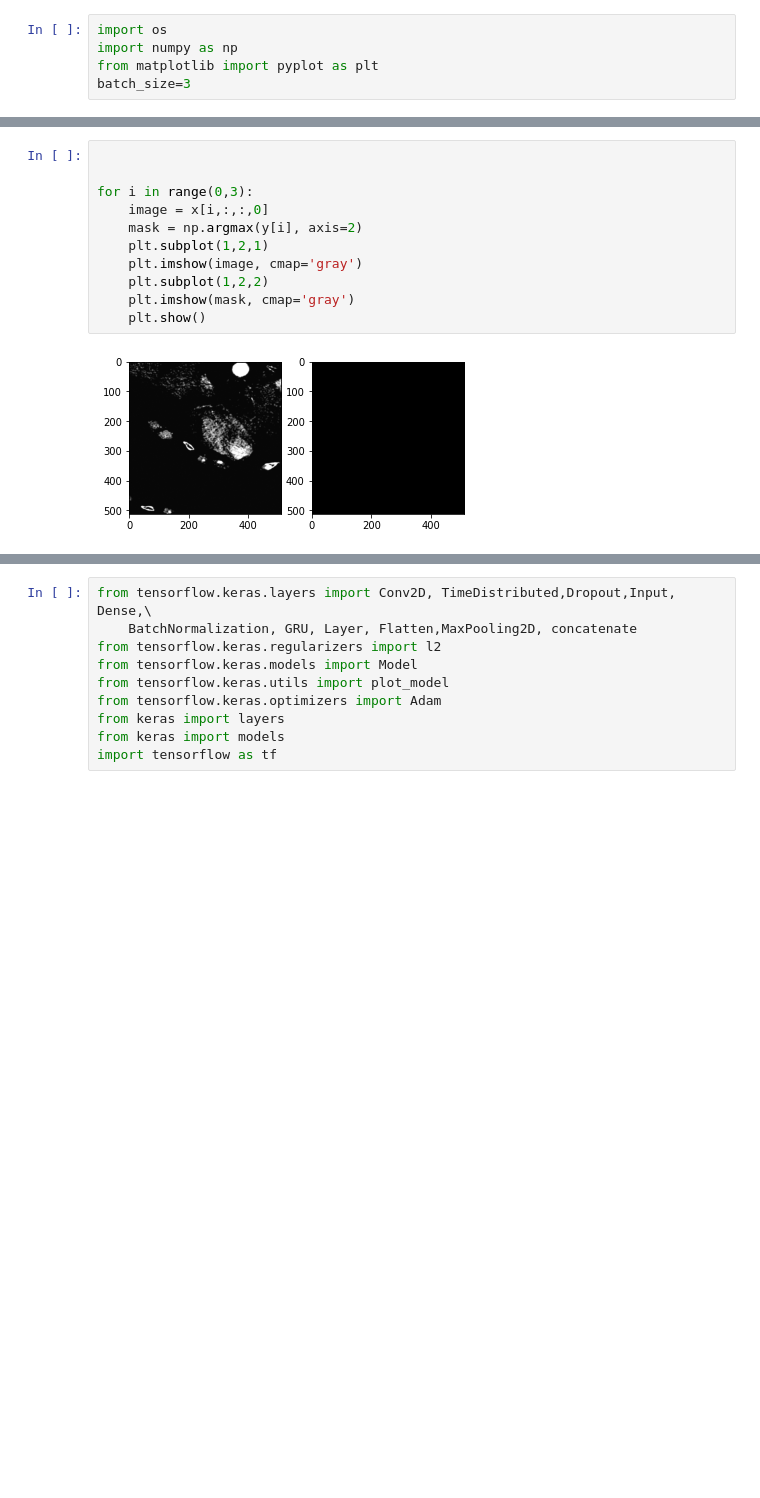
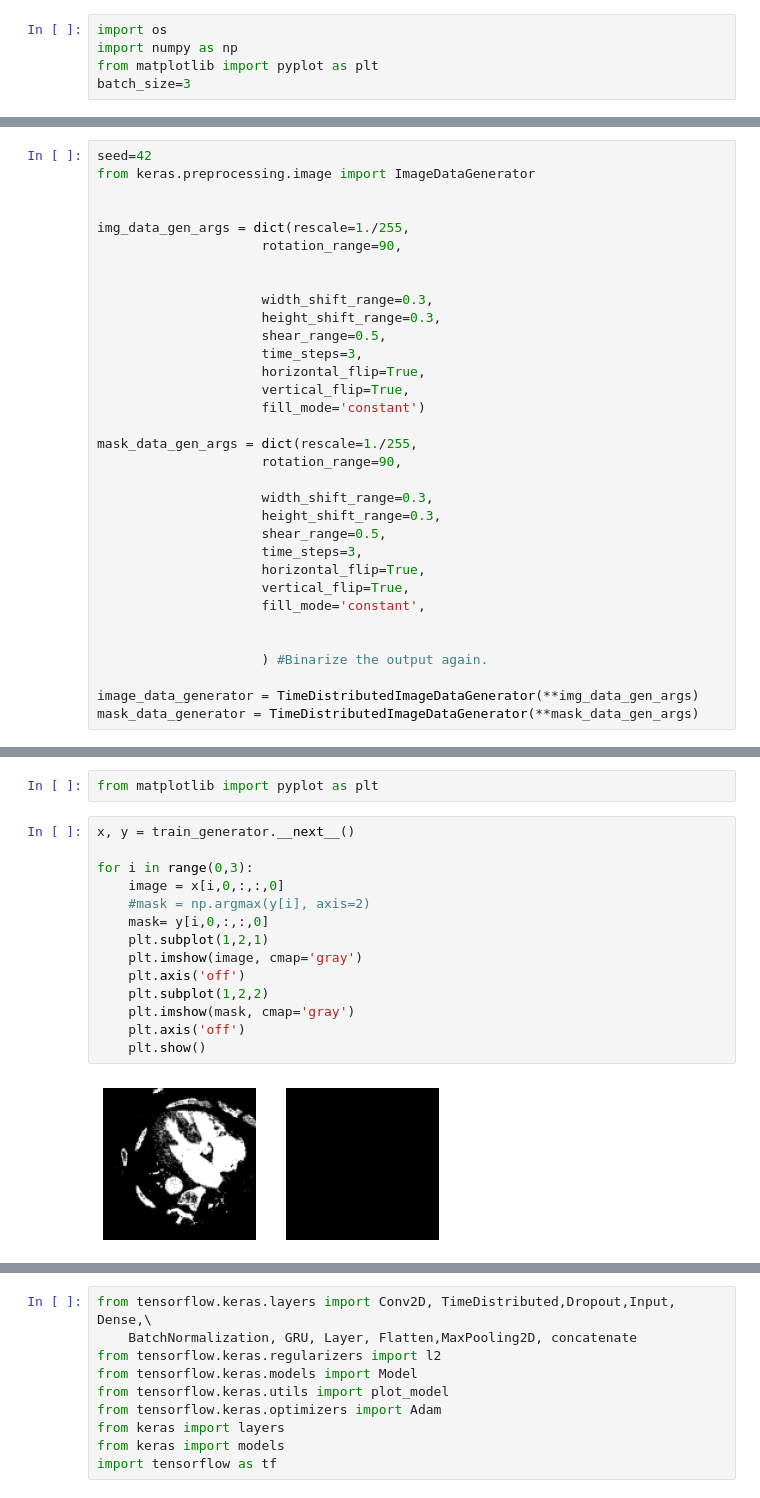
Before and after one commit to Chiaradisanto/Segmentation, a Jupyter notebook: Sensor_AMILOIDOSIipynb.ipynb, the cells around one changed output, grey strips where cells are left out. Cells and saved outputs as stored; diff of their text form; blank space fills up the shorter version.

```diff
--- a/Sensor_AMILOIDOSIipynb.ipynb
+++ b/Sensor_AMILOIDOSIipynb.ipynb
@@ -86,0 +263,33 @@ max value in image dataset is:  1.0
+# %%
+seed=42
+from keras.preprocessing.image import ImageDataGenerator
+
+
+img_data_gen_args = dict(rescale=1./255,
+                     rotation_range=90,
+
+
+                     width_shift_range=0.3,
+                     height_shift_range=0.3,
+                     shear_range=0.5,
+                     time_steps=3,
+                     horizontal_flip=True,
+                     vertical_flip=True,
+                     fill_mode='constant')
+
+mask_data_gen_args = dict(rescale=1./255,
+                     rotation_range=90,
+
+                     width_shift_range=0.3,
+                     height_shift_range=0.3,
+                     shear_range=0.5,
+                     time_steps=3,
+                     horizontal_flip=True,
+                     vertical_flip=True,
+                     fill_mode='constant',
+
+
+                     ) #Binarize the output again.
+
+image_data_generator = TimeDistributedImageDataGenerator(**img_data_gen_args)
+mask_data_generator = TimeDistributedImageDataGenerator(**mask_data_gen_args)
@@ -87,13 +340,18 @@ max value in image dataset is:  1.0
+# %%
+from matplotlib import pyplot as plt
 # %%
-
+x, y = train_generator.__next__()
 
 for i in range(0,3):
-    image = x[i,:,:,0]
-    mask = np.argmax(y[i], axis=2)
+    image = x[i,0,:,:,0]
+    #mask = np.argmax(y[i], axis=2)
+    mask= y[i,0,:,:,0]
     plt.subplot(1,2,1)
     plt.imshow(image, cmap='gray')
+    plt.axis('off')
     plt.subplot(1,2,2)
     plt.imshow(mask, cmap='gray')
+    plt.axis('off')
     plt.show()
 # %% [output]
-[figure, old version]
+[figure, new version]
```
Also changed, not shown: parts of 37 cells of this notebook.
